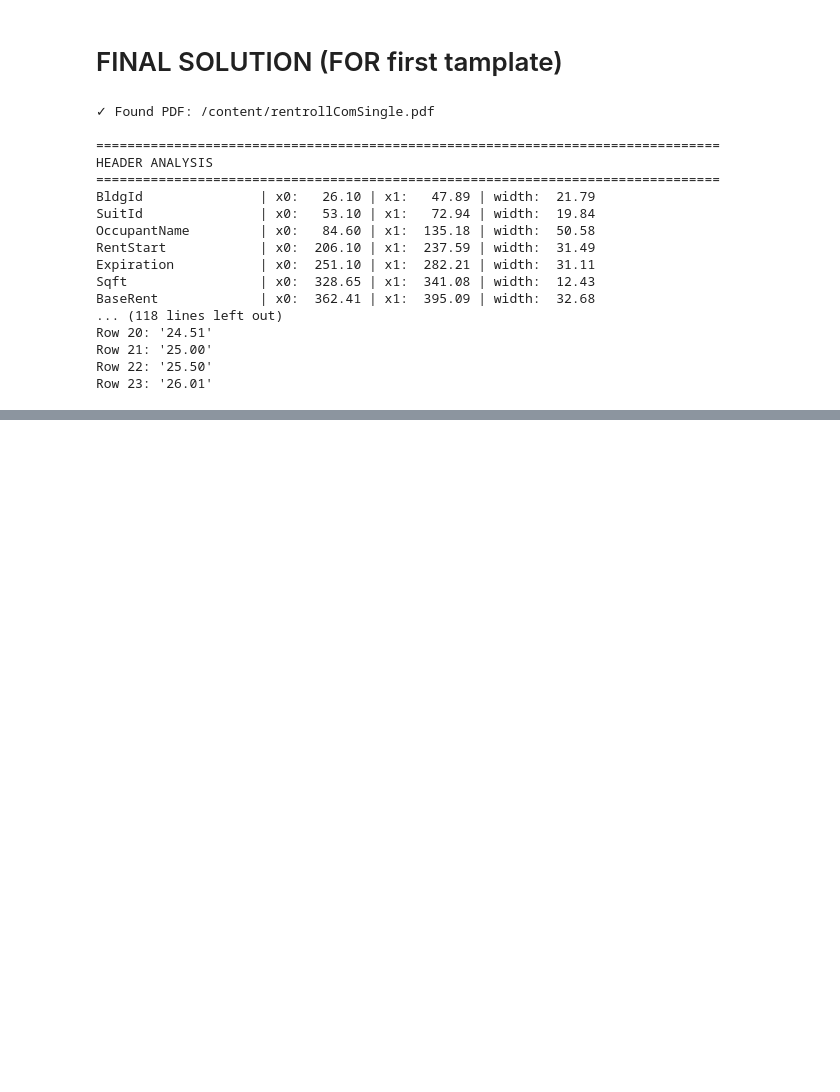
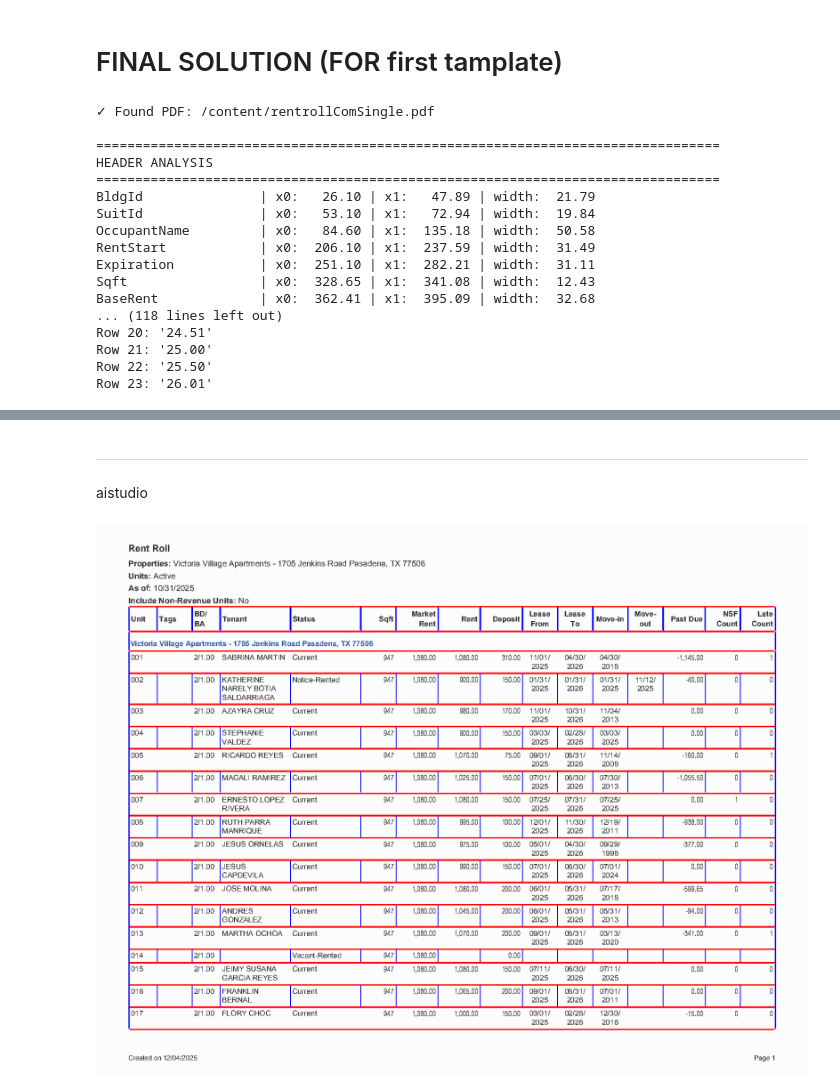
Before and after one commit to Imtiaj-Sajin/pdf-to-excel, a Jupyter notebook: RentRoll_extractor.ipynb, the cells around one changed output, grey strips where cells are left out. Drawn from its saved outputs; the diff is of its cells as text; code cells hidden in the pictures; blank space fills up the shorter version.

```diff
--- a/RentRoll_extractor.ipynb
+++ b/RentRoll_extractor.ipynb
@@ -2427,0 +2777,31 @@ Row 23: '26.01'
+# %% [markdown]
+
+
+---
+aistudio
+# %%
+import pdfplumber
+import matplotlib.pyplot as plt
+
+# Load the pdf
+pdf = pdfplumber.open("/content/VV_Oct Rent Roll.pdf")
+page = pdf.pages[0]
+
+# Create an image for visualization
+im = page.to_image(resolution=150)
+
+# Filter edges by orientation
+# We want to see if we can rely on horizontal lines for row splitting
+h_lines = [e for e in page.edges if e['orientation'] == 'h']
+v_lines = [e for e in page.edges if e['orientation'] == 'v']
+
+# Draw Horizontal lines in RED
+im.draw_rects(h_lines, stroke="red", stroke_width=2)
+
+# Draw Vertical lines in BLUE
+im.draw_rects(v_lines, stroke="blue", stroke_width=2)
+
+im.show()
+display(im)
+# %% [output]
+[figure, added]
```
Also changed, not shown: parts of 29 cells of this notebook.
